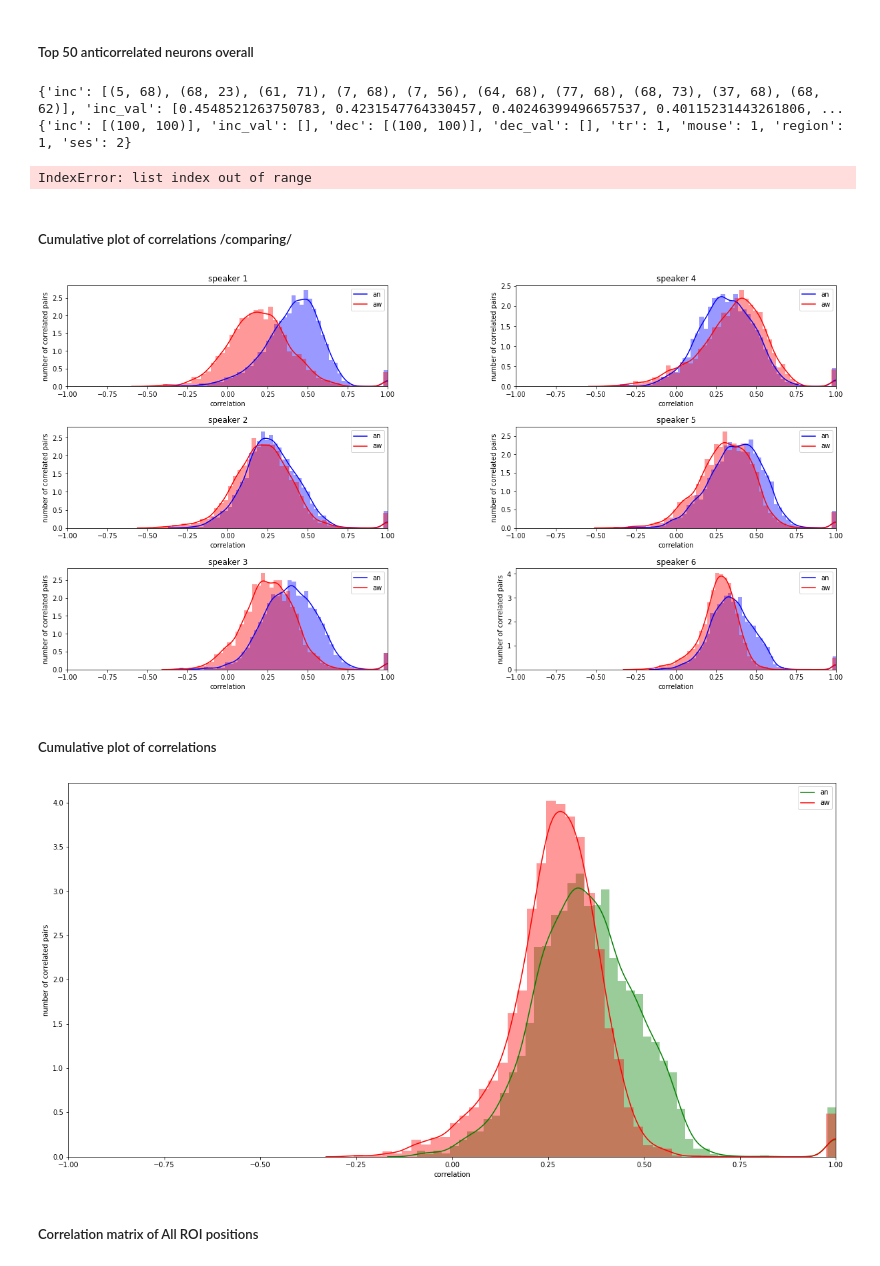
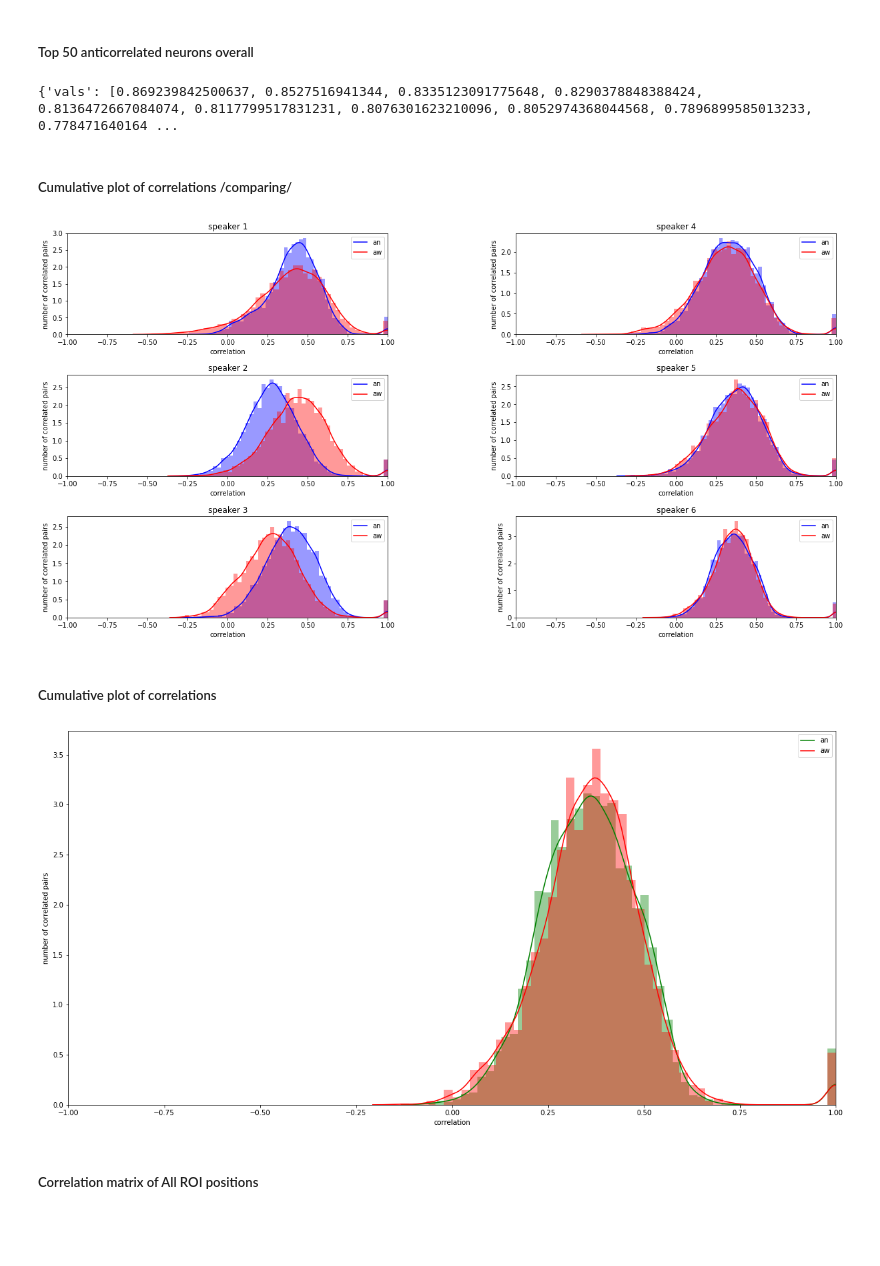
Before and after one commit to nedeljkovicmajaa/LMU_neuroscience, a Jupyter notebook: noise_correlation.ipynb, the cells around one changed output. Saved outputs shown, nothing was run; the diff lists cells and outputs as text; code cells hidden in the pictures; blank space fills up the shorter version.

```diff
--- a/noise_correlation.ipynb
+++ b/noise_correlation.ipynb
@@ -121,7 +113,7 @@ index = [0, 118, 88, 100, 98, 109, 78, 121, 76, 113, 97, 112, 118]
 
 for trial in range(1,len(index)):
 
-    index, dat_tr, dat_stan, dat_staw = divide_data(index, trial, mat_load)
+    index, dat_tr, dat_stan, dat_staw, ind_stan, ind_staw = divide_data(index, trial, mat_load, ind_load)
 
     for sesion in range(4):
 
@@ -130,18 +122,20 @@ for trial in range(1,len(index)):
         #choose session
         dat_sean = dat_stan[:, sesion, :, :]
         dat_seaw = dat_staw[:, sesion, :, :]
+        ind_sean = ind_stan[:, sesion, :, :]
+        ind_seaw = ind_staw[:, sesion, :, :]
 
         #make dict to convert to dataframe
-        dat_df_an, dat_df_aw = make_dict(index, trial, lista[sesion], dat_sean, dat_seaw)
-
+        dat_df_an, dat_df_aw = make_dict(index, trial, lista[sesion], dat_sean, dat_seaw, ind_sean, ind_seaw)
+        dat_df_an = dat_df_an.dropna(how='all', axis=1).dropna(how='all', axis=0)
         #exclude the rows/columns which index is not in the other dataframe
-        df_corr_an, df_corr_aw = exclude_nan(dat_df_an, dat_df_aw)
+        #df_corr_an, df_corr_aw = exclude_nan(dat_df_an, dat_df_aw)
 
         #plot the correlation matrix
-        sns.heatmap(df_corr_an, vmax=1, vmin=-1, center=0)
+        sns.heatmap(dat_df_an, vmax=1, vmin=-1, center=0)
 
         #sns.heatmap(df_corr_aw, vmax=1, vmin=-1, ax=ax2)
         #print(pd.DataFrame(np.corrcoef(np.hstack((np.matrix(dat_df_an), np.matrix(dat_df_aw))),rowvar=False)[0,1:]))
-
+        break
     break
 # %% [output]
@@ -157,7 +148,7 @@ index = [0, 118, 88, 100, 98, 109, 78, 121, 76, 113, 97, 112, 118]
 
 for trial in range(1,len(index)):
 
-    index, dat_tr, dat_stan, dat_staw = divide_data(index, trial, mat_load)
+    index, dat_tr, dat_stan, dat_staw, ind_stan, ind_staw = divide_data(index, trial, mat_load, ind_load)
 
     for sesion in range(4):
 
@@ -166,9 +157,11 @@ for trial in range(1,len(index)):
         #choose session
         dat_sean = dat_stan[:, sesion, :, :]
         dat_seaw = dat_staw[:, sesion, :, :]
+        ind_sean = ind_stan[:, sesion, :, :]
+        ind_seaw = ind_staw[:, sesion, :, :]
 
         #make dict to convert to dataframe
-        dat_df_an, dat_df_aw = make_dict(index, trial, lista[sesion], dat_sean, dat_seaw)
+        dat_df_an, dat_df_aw = make_dict(index, trial, lista[sesion], dat_sean, dat_seaw, ind_sean, ind_seaw)
 
         #exclude the rows/columns which index is not in the other dataframe
         df_corr_an, df_corr_aw = exclude_nan(dat_df_an, dat_df_aw)
@@ -194,15 +187,17 @@ all_dict = []
 
 for trial in range(1,len(index)):
 
-    index, dat_tr, dat_stan, dat_staw = divide_data(index, trial, mat_load)
+    index, dat_tr, dat_stan, dat_staw, ind_stan, ind_staw = divide_data(index, trial, mat_load, ind_load)
 
     for sesion in range(4):
         #choose session
         dat_sean = dat_stan[:, sesion, :, :]
         dat_seaw = dat_staw[:, sesion, :, :]
+        ind_sean = ind_stan[:, sesion, :, :]
+        ind_seaw = ind_staw[:, sesion, :, :]
 
         #make dict to convert to dataframe
-        dat_df_an, dat_df_aw = make_dict(index, trial, lista[sesion], dat_sean, dat_seaw)
+        dat_df_an, dat_df_aw = make_dict(index, trial, lista[sesion], dat_sean, dat_seaw, ind_sean, ind_seaw)
 
         #exclude the rows/columns which index is not in the other dataframe
         df_corr_an, df_corr_aw = exclude_nan(dat_df_an, dat_df_aw)
@@ -238,7 +233,6 @@ vals = []
 info = []
 
 for i in all_dict:
-    print(i)
     for j in range(10):
         vals.append(i['inc_val'][j])
         info.append([i['tr'], i['mouse'], i['region'], i['ses'], i['inc'][j]])
@@ -255,9 +249,7 @@ top50_change_tr['info'] = info_sort[:50]
 
 print(top50_change_tr)
 # %% [output]
-{'inc': [(5, 68), (68, 23), (61, 71), (7, 68), (7, 56), (64, 68), (77, 68), (68, 73), (37, 68), (68, 62)], 'inc_val': [0.4548521263750783, 0.4231547764330457, 0.40246399496657537, 0.40115231443261806, ...
-{'inc': [(100, 100)], 'inc_val': [], 'dec': [(100, 100)], 'dec_val': [], 'tr': 1, 'mouse': 1, 'region': 1, 'ses': 2}
+{'vals': [0.869239842500637, 0.8527516941344, 0.8335123091775648, 0.8290378848388424, 0.8136472667084074, 0.8117799517831231, 0.8076301623210096, 0.8052974368044568, 0.7896899585013233, 0.778471640164 ...
-IndexError: list index out of range
 # %% [markdown]
 ##### Cumulative plot of correlations /comparing/
 # %%
@@ -269,22 +261,24 @@ index = [0, 118, 88, 100, 98, 109, 78, 121, 76, 113, 97, 112, 118]
 
 for trial in range(1,len(index)):
 
-    index, dat_tr, dat_stan, dat_staw = divide_data(index, trial, mat_load)
+    index, dat_tr, dat_stan, dat_staw, ind_stan, ind_staw = divide_data(index, trial, mat_load, ind_load)
 
     for sesion in range(4):
 
         #choose session
         dat_sean = dat_stan[:, sesion, :, :]
         dat_seaw = dat_staw[:, sesion, :, :]
+        ind_sean = ind_stan[:, sesion, :, :]
+        ind_seaw = ind_staw[:, sesion, :, :]
 
         #plot the correlation distribution
         f, ax = plt.subplots(3,2,figsize=(20, 10))
         for speaker in range(0,6):
             #make dict to convert to dataframe
             if(speaker==5):
-                dat_df_an, dat_df_aw = make_dict(index, trial, lista[sesion], dat_sean, dat_seaw)
+                dat_df_an, dat_df_aw = make_dict(index, trial, lista[sesion], dat_sean, dat_seaw, ind_sean, ind_seaw)
             else:
-                dat_df_an, dat_df_aw = make_dict_one_speaker(index, trial, lista[sesion], dat_sean, dat_seaw, speaker)
+                dat_df_an, dat_df_aw = make_dict_one_speaker(index, trial, lista[sesion], dat_sean, dat_seaw, speaker, ind_sean, ind_seaw)
 
             #exclude the rows/columns which index is not in the other dataframe
             df_corr_an, df_corr_aw = exclude_nan(dat_df_an, dat_df_aw)
@@ -313,7 +307,7 @@ for trial in range(1,len(index)):
         break
     break
 # %% [output]
-[figure, old version]
+[figure, new version]
 # %% [markdown]
 ##### Cumulative plot of correlations
 # %%
@@ -325,39 +319,41 @@ index = [0, 118, 88, 100, 98, 109, 78, 121, 76, 113, 97, 112, 118]
 
 for trial in range(1,len(index)):
 
-    index, dat_tr, dat_stan, dat_staw = divide_data(index, trial, mat_load)
+    index, dat_tr, dat_stan, dat_staw, ind_stan, ind_staw = divide_data(index, trial, mat_load, ind_load)
 
     for sesion in range(4):
 
         #choose session
         dat_sean = dat_stan[:, sesion, :, :]
         dat_seaw = dat_staw[:, sesion, :, :]
+        ind_sean = ind_stan[:, sesion, :, :]
+        ind_seaw = ind_staw[:, sesion, :, :]
 
         #make dict to convert to dataframe
-        dat_df_an, dat_df_aw = make_dict(index, trial, lista[sesion], dat_sean, dat_seaw)
+        dat_df_an, dat_df_aw = make_dict(index, trial, lista[sesion], dat_sean, dat_seaw, ind_sean, ind_seaw)
 
         #exclude the rows/columns which index is not in the other dataframe
         df_corr_an, df_corr_aw = exclude_nan(dat_df_an, dat_df_aw)
 
         df_an_line = df_corr_an.unstack()
         so1 = df_an_line.sort_values(kind="quicksort")
         df_aw_line = df_corr_aw.unstack()
         so2 = df_aw_line.sort_values(kind="quicksort")
 
         #plot the correlation distribution
         f, ax = plt.subplots(figsize=(20, 10))
         ax.set_xlim([-1, 1])
         ax.set_xlabel('correlation')
         ax.set_ylabel('number of correlated pairs')
 
         sns.distplot(so1, hist=True, color="g")
         sns.distplot(so2, hist=True, color="r")
         ax.legend(['an', 'aw'])
 
         break
     break
 # %% [output]
-[figure, old version]
+[figure, new version]
 # %% [markdown]
 ##### Correlation matrix of All ROI positions
 # %%
```
Also changed, not shown: parts of 8 cells of this notebook, 1 other file.
